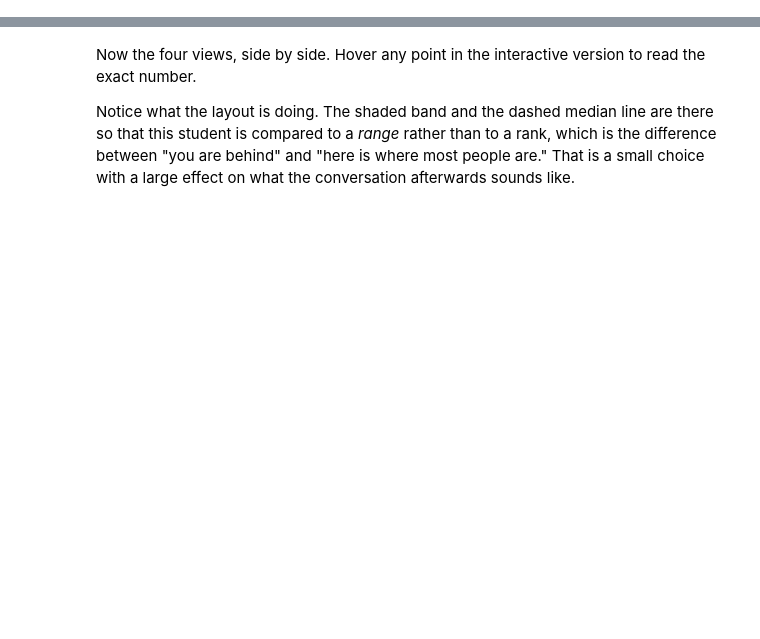
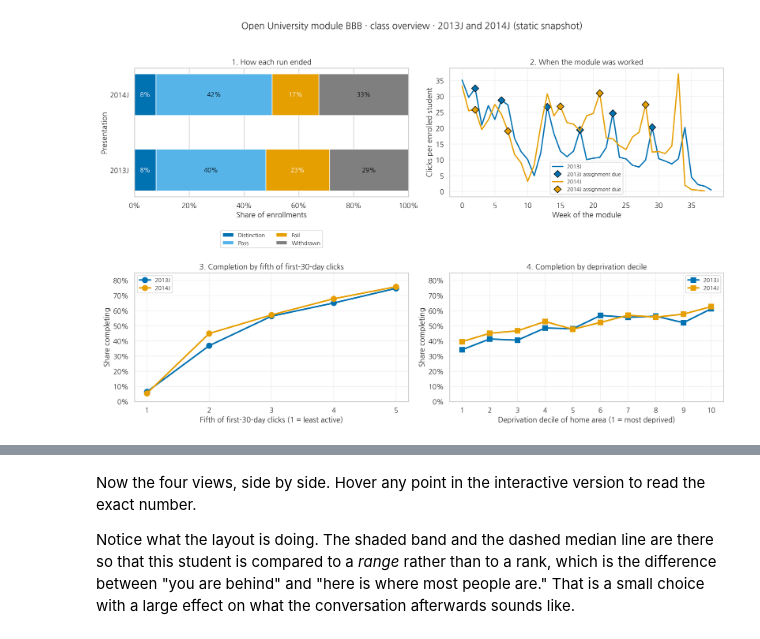
Before and after one commit to HakeoungLee/edis8100-teaching-learning-analytics, a Jupyter notebook: week04-miniproject1-dashboards/week04_miniproject1_teacher_dashboard.ipynb, the cells around one changed output, grey strips where cells are left out. Drawn from its saved outputs; the diff is of its cells as text; code cells hidden in the pictures; blank space fills up the shorter version.

```diff
--- a/week04-miniproject1-dashboards/week04_miniproject1_teacher_dashboard.ipynb
+++ b/week04-miniproject1-dashboards/week04_miniproject1_teacher_dashboard.ipynb
@@ -1375,0 +602,69 @@ print("=" * 78)
+# %%
+fig, axes = plt.subplots(2, 2, figsize=(14.5, 9.5))
+
+# --- 1. outcome composition -------------------------------------------------
+ax = axes[0, 0]
+left = np.zeros(len(outcome_share))
+ypos = np.arange(len(outcome_share))
+for outcome in OUTCOMES:
+    vals = outcome_share[outcome].values
+    ax.barh(ypos, vals, left=left, color=OUTCOME_COLOR[outcome], edgecolor="white",
+            label=outcome, height=0.55)
+    for y, (l, v) in enumerate(zip(left, vals)):
+        if v > 0.06:
+            ax.text(l + v / 2, y, f"{v:.0%}", ha="center", va="center", fontsize=10,
+                    color="white" if outcome in ("Distinction", "Fail") else "black")
+    left = left + vals
+ax.set_yticks(ypos); ax.set_yticklabels(outcome_share.index)
+ax.set_xlim(0, 1); ax.xaxis.set_major_formatter(lambda v, _: f"{v:.0%}")
+ax.set_title("1. How each run ended", fontsize=12)
+ax.set_xlabel("Share of enrollments")
+ax.set_ylabel("Presentation")
+ax.legend(fontsize=9, ncol=2, loc="lower center", bbox_to_anchor=(0.5, -0.42))
+
+# --- 2. weekly rhythm --------------------------------------------------------
+ax = axes[0, 1]
+for pres in PRESENTATIONS:
+    s = weekly_per_student[pres].dropna()
+    ax.plot(s.index, s.values, color=PRES_COLOR[pres], linewidth=2, label=pres)
+    ax.plot(tma_weeks[pres], s.reindex(tma_weeks[pres]).values, "D",
+            color=PRES_COLOR[pres], markersize=8, markeredgecolor="black", linestyle="none",
+            label=f"{pres} assignment due")
+ax.set_title("2. When the module was worked", fontsize=12)
+ax.set_xlabel("Week of the module")
+ax.set_ylabel("Clicks per enrolled student")
+ax.legend(fontsize=8.5)
+ax.grid(alpha=0.3); ax.set_axisbelow(True)
+
+# --- 3. completion by early-activity fifth -----------------------------------
+ax = axes[1, 0]
+for pres in PRESENTATIONS:
+    g = fifths[fifths["code_presentation"] == pres]
+    ax.plot(g["fifth"].astype(int), g["completion"], marker="o", markersize=9,
+            linewidth=2.5, color=PRES_COLOR[pres], label=pres)
+ax.set_ylim(0, 0.85); ax.yaxis.set_major_formatter(lambda v, _: f"{v:.0%}")
+ax.set_xticks([1, 2, 3, 4, 5])
+ax.set_title("3. Completion by fifth of first-30-day clicks", fontsize=12)
+ax.set_xlabel("Fifth of first-30-day clicks (1 = least active)")
+ax.set_ylabel("Share completing")
+ax.legend(fontsize=9); ax.grid(alpha=0.3); ax.set_axisbelow(True)
+
+# --- 4. completion by deprivation decile -------------------------------------
+ax = axes[1, 1]
+for pres in PRESENTATIONS:
+    g = by_imd[by_imd["code_presentation"] == pres]
+    ax.plot(g["imd_decile"], g["completion"], marker="s", markersize=8,
+            linewidth=2.5, color=PRES_COLOR[pres], label=pres)
+ax.set_ylim(0, 0.85); ax.yaxis.set_major_formatter(lambda v, _: f"{v:.0%}")
+ax.set_xticks(range(1, 11))
+ax.set_title("4. Completion by deprivation decile", fontsize=12)
+ax.set_xlabel("Deprivation decile of home area (1 = most deprived)")
+ax.set_ylabel("Share completing")
+ax.legend(fontsize=9); ax.grid(alpha=0.3); ax.set_axisbelow(True)
+
+fig.suptitle("Open University module BBB · class overview · 2013J and 2014J "
+             "(static snapshot)", fontsize=15)
+fig.tight_layout(rect=[0, 0, 1, 0.95])
+plt.show()
+# %% [output]
+[figure, added]
```
Also changed, not shown: parts of 62 cells of this notebook, 9 other files.
